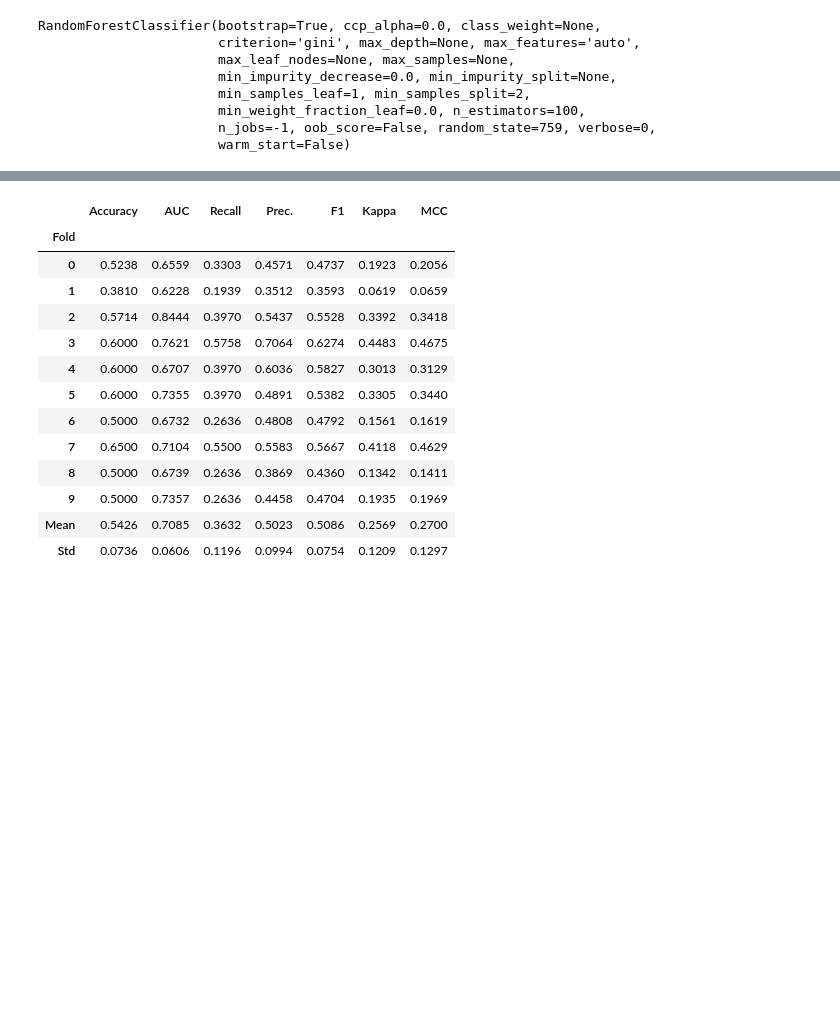
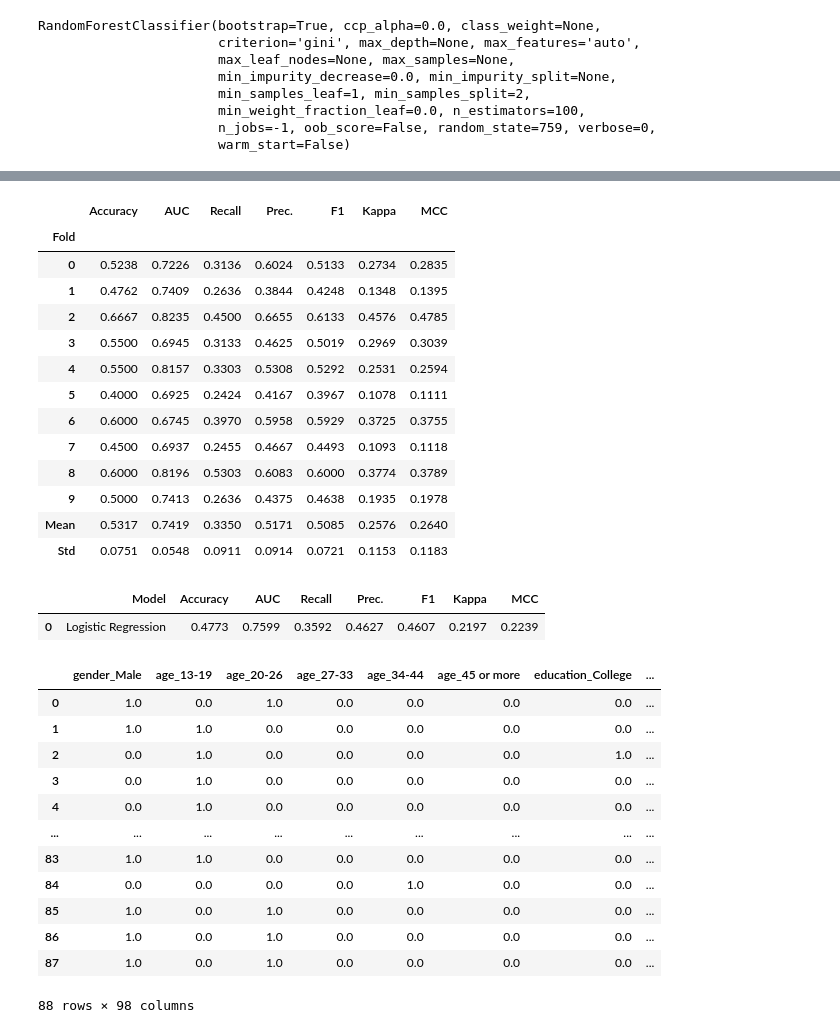
Before and after one commit to imraghavagr/mental-health, a Jupyter notebook: notebooks/02-ra-dataModelling.ipynb, the cells around one changed output, grey strips where cells are left out. Saved outputs shown, nothing was run; the diff lists cells and outputs as text; code cells hidden in the pictures; blank space fills up the shorter version.

```diff
--- a/notebooks/02-ra-dataModelling.ipynb
+++ b/notebooks/02-ra-dataModelling.ipynb
@@ -121,17 +484,33 @@ lr = create_model("lr")
 # %%
-tuned_lr = tune_model(lr,choose_better=True)
+tuned_lr = tune_model(lr)
+predict_model(tuned_lr)
 # %% [output]
 |  | Accuracy | AUC | Recall | Prec. | F1 | Kappa | MCC |
 | Fold |  |  |  |  |  |  |  |
-| 0 | 0.5238 | 0.6559 | 0.3303 | 0.4571 | 0.4737 | 0.1923 | 0.2056 |
-| 1 | 0.3810 | 0.6228 | 0.1939 | 0.3512 | 0.3593 | 0.0619 | 0.0659 |
-| 2 | 0.5714 | 0.8444 | 0.3970 | 0.5437 | 0.5528 | 0.3392 | 0.3418 |
-| 3 | 0.6000 | 0.7621 | 0.5758 | 0.7064 | 0.6274 | 0.4483 | 0.4675 |
-| 4 | 0.6000 | 0.6707 | 0.3970 | 0.6036 | 0.5827 | 0.3013 | 0.3129 |
-| 5 | 0.6000 | 0.7355 | 0.3970 | 0.4891 | 0.5382 | 0.3305 | 0.3440 |
-| 6 | 0.5000 | 0.6732 | 0.2636 | 0.4808 | 0.4792 | 0.1561 | 0.1619 |
-| 7 | 0.6500 | 0.7104 | 0.5500 | 0.5583 | 0.5667 | 0.4118 | 0.4629 |
-| 8 | 0.5000 | 0.6739 | 0.2636 | 0.3869 | 0.4360 | 0.1342 | 0.1411 |
-| 9 | 0.5000 | 0.7357 | 0.2636 | 0.4458 | 0.4704 | 0.1935 | 0.1969 |
-| Mean | 0.5426 | 0.7085 | 0.3632 | 0.5023 | 0.5086 | 0.2569 | 0.2700 |
-| Std | 0.0736 | 0.0606 | 0.1196 | 0.0994 | 0.0754 | 0.1209 | 0.1297 |
+| 0 | 0.5238 | 0.7226 | 0.3136 | 0.6024 | 0.5133 | 0.2734 | 0.2835 |
+| 1 | 0.4762 | 0.7409 | 0.2636 | 0.3844 | 0.4248 | 0.1348 | 0.1395 |
+| 2 | 0.6667 | 0.8235 | 0.4500 | 0.6655 | 0.6133 | 0.4576 | 0.4785 |
+| 3 | 0.5500 | 0.6945 | 0.3133 | 0.4625 | 0.5019 | 0.2969 | 0.3039 |
+| 4 | 0.5500 | 0.8157 | 0.3303 | 0.5308 | 0.5292 | 0.2531 | 0.2594 |
+| 5 | 0.4000 | 0.6925 | 0.2424 | 0.4167 | 0.3967 | 0.1078 | 0.1111 |
+| 6 | 0.6000 | 0.6745 | 0.3970 | 0.5958 | 0.5929 | 0.3725 | 0.3755 |
+| 7 | 0.4500 | 0.6937 | 0.2455 | 0.4667 | 0.4493 | 0.1093 | 0.1118 |
+| 8 | 0.6000 | 0.8196 | 0.5303 | 0.6083 | 0.6000 | 0.3774 | 0.3789 |
+| 9 | 0.5000 | 0.7413 | 0.2636 | 0.4375 | 0.4638 | 0.1935 | 0.1978 |
+| Mean | 0.5317 | 0.7419 | 0.3350 | 0.5171 | 0.5085 | 0.2576 | 0.2640 |
+| Std | 0.0751 | 0.0548 | 0.0911 | 0.0914 | 0.0721 | 0.1153 | 0.1183 |
+|  | Model | Accuracy | AUC | Recall | Prec. | F1 | Kappa | MCC |
+| 0 | Logistic Regression | 0.4773 | 0.7599 | 0.3592 | 0.4627 | 0.4607 | 0.2197 | 0.2239 |
+|  | gender_Male | age_13-19 | age_20-26 | age_27-33 | age_34-44 | age_45 or more | education_College | ... |
+| 0 | 1.0 | 0.0 | 1.0 | 0.0 | 0.0 | 0.0 | 0.0 | ... |
+| 1 | 1.0 | 1.0 | 0.0 | 0.0 | 0.0 | 0.0 | 0.0 | ... |
+| 2 | 0.0 | 1.0 | 0.0 | 0.0 | 0.0 | 0.0 | 1.0 | ... |
+| 3 | 0.0 | 1.0 | 0.0 | 0.0 | 0.0 | 0.0 | 0.0 | ... |
+| 4 | 0.0 | 1.0 | 0.0 | 0.0 | 0.0 | 0.0 | 0.0 | ... |
+| ... | ... | ... | ... | ... | ... | ... | ... | ... |
+| 83 | 1.0 | 1.0 | 0.0 | 0.0 | 0.0 | 0.0 | 0.0 | ... |
+| 84 | 0.0 | 0.0 | 0.0 | 0.0 | 1.0 | 0.0 | 0.0 | ... |
+| 85 | 1.0 | 0.0 | 1.0 | 0.0 | 0.0 | 0.0 | 0.0 | ... |
+| 86 | 1.0 | 0.0 | 1.0 | 0.0 | 0.0 | 0.0 | 0.0 | ... |
+| 87 | 1.0 | 0.0 | 1.0 | 0.0 | 0.0 | 0.0 | 0.0 | ... |
+88 rows × 98 columns
```
Also changed, not shown: parts of 62 cells of this notebook.
